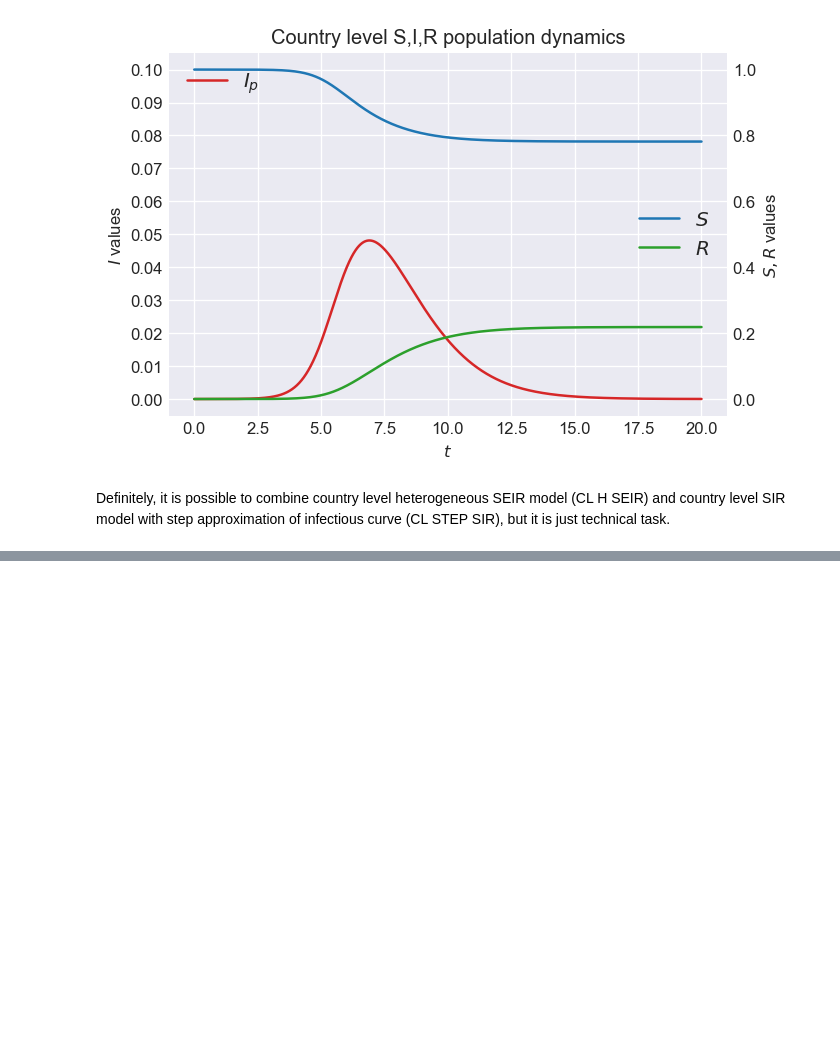
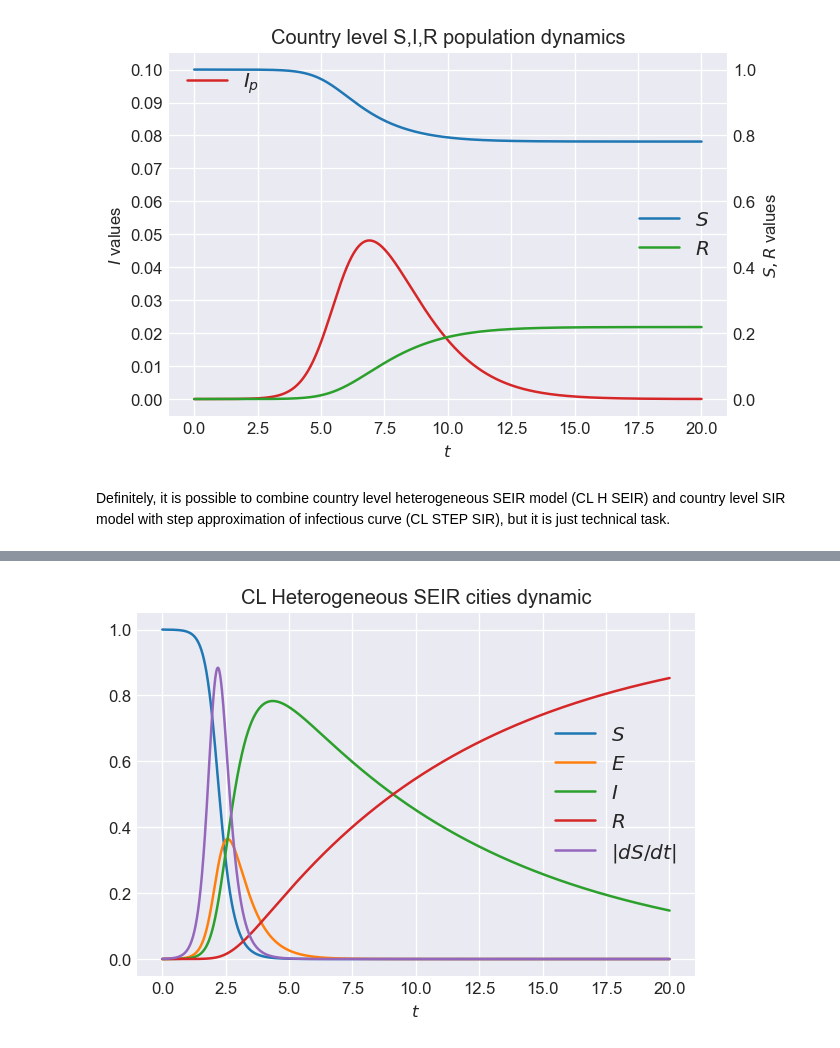
Before and after one commit to ivvaan/A-disease-spread-inhomogeneous-models, a Jupyter notebook: country_level_spread_dynamics.ipynb, the cells around one changed output, grey strips where cells are left out. Drawn from its saved outputs; the diff is of its cells as text; code cells hidden in the pictures; blank space fills up the shorter version.

```diff
--- a/country_level_spread_dynamics.ipynb
+++ b/country_level_spread_dynamics.ipynb
@@ -695,0 +760,14 @@ Definitely, it is possible to combine country level heterogeneous SEIR model (CL
+# %%
+S,E,I,R,dS,S_pop,I_pop,R_pop=CL_HS_SEIR(icd,I0,w/i0,l,h,5,20,theta)
+fig, ax = plt.subplots(dpi=120)
+plt.plot(m_t, S, color='C0', label=f'$S$')
+plt.plot(m_t, E,color='C1', label=f'$E$')
+plt.plot(m_t, I,color='C2', label=f'$I$')
+plt.plot(m_t, R,color='C3', label=f'$R$')
+plt.plot(m_t, dS, color='C4', label=f'$|dS/dt|$')
+plt.xlabel(f'$t$')
+plt.legend(loc='center right')
+plt.title(f'CL Heterogeneous SEIR cities dynamic')
+plt.show()
+# %% [output]
+[figure, added]
```
Also changed, not shown: parts of 10 cells of this notebook.
